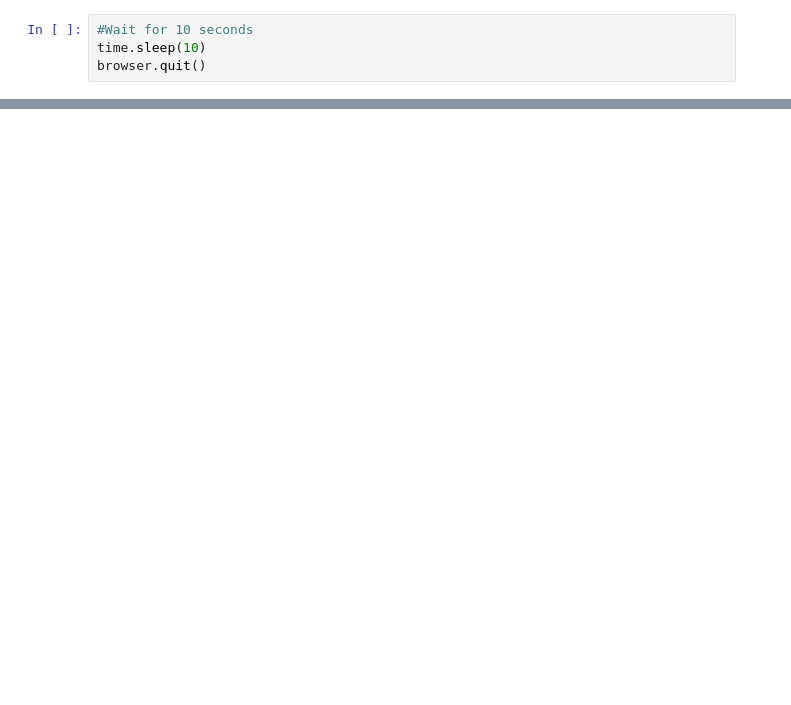
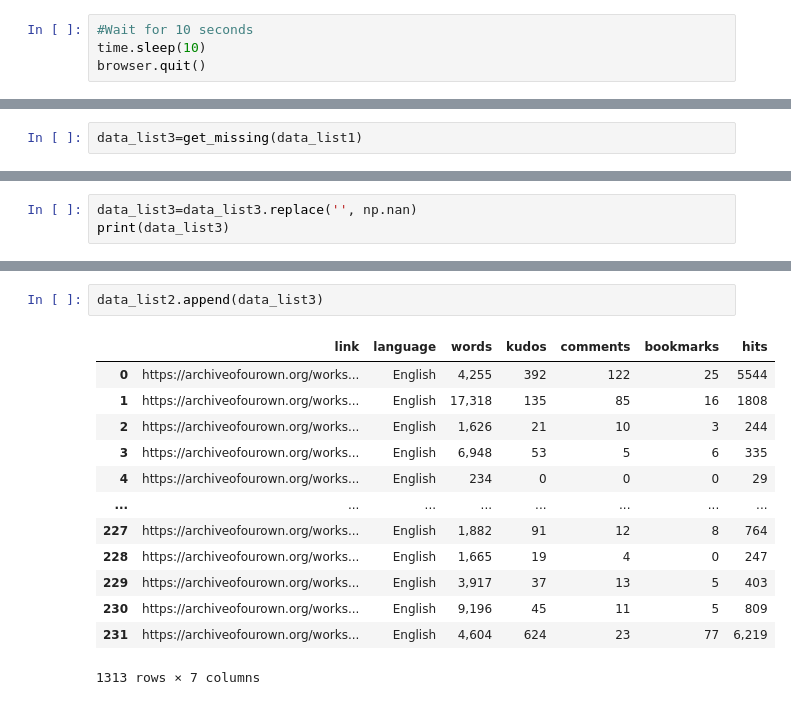
Before and after one commit to biogear13/ao3lockwood-co, a Jupyter notebook: webscrapper.ipynb, the cells around one changed output, grey strips where cells are left out. Cells and saved outputs as stored; diff of their text form; blank space fills up the shorter version.

```diff
--- a/webscrapper.ipynb
+++ b/webscrapper.ipynb
@@ -88,0 +270,2 @@ browser.quit()
+# %%
+data_list3=get_missing(data_list1)
@@ -88,0 +290,3 @@ browser.quit()
+# %%
+data_list3=data_list3.replace('', np.nan)
+print(data_list3)
@@ -88,0 +311,16 @@ browser.quit()
+# %%
+data_list2.append(data_list3)
+# %% [output]
+|  | link | language | words | kudos | comments | bookmarks | hits |
+| 0 | https://archiveofourown.org/works... | English | 4,255 | 392 | 122 | 25 | 5544 |
+| 1 | https://archiveofourown.org/works... | English | 17,318 | 135 | 85 | 16 | 1808 |
+| 2 | https://archiveofourown.org/works... | English | 1,626 | 21 | 10 | 3 | 244 |
+| 3 | https://archiveofourown.org/works... | English | 6,948 | 53 | 5 | 6 | 335 |
+| 4 | https://archiveofourown.org/works... | English | 234 | 0 | 0 | 0 | 29 |
+| ... | ... | ... | ... | ... | ... | ... | ... |
+| 227 | https://archiveofourown.org/works... | English | 1,882 | 91 | 12 | 8 | 764 |
+| 228 | https://archiveofourown.org/works... | English | 1,665 | 19 | 4 | 0 | 247 |
+| 229 | https://archiveofourown.org/works... | English | 3,917 | 37 | 13 | 5 | 403 |
+| 230 | https://archiveofourown.org/works... | English | 9,196 | 45 | 11 | 5 | 809 |
+| 231 | https://archiveofourown.org/works... | English | 4,604 | 624 | 23 | 77 | 6,219 |
+1313 rows × 7 columns
```
Also changed, not shown: parts of 17 cells of this notebook, 4 other files.
